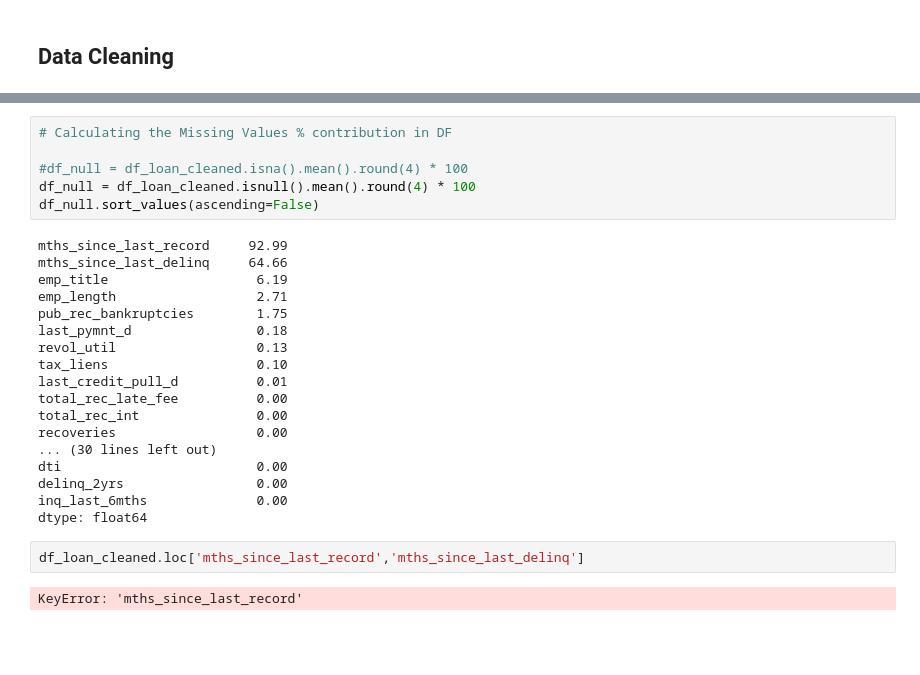
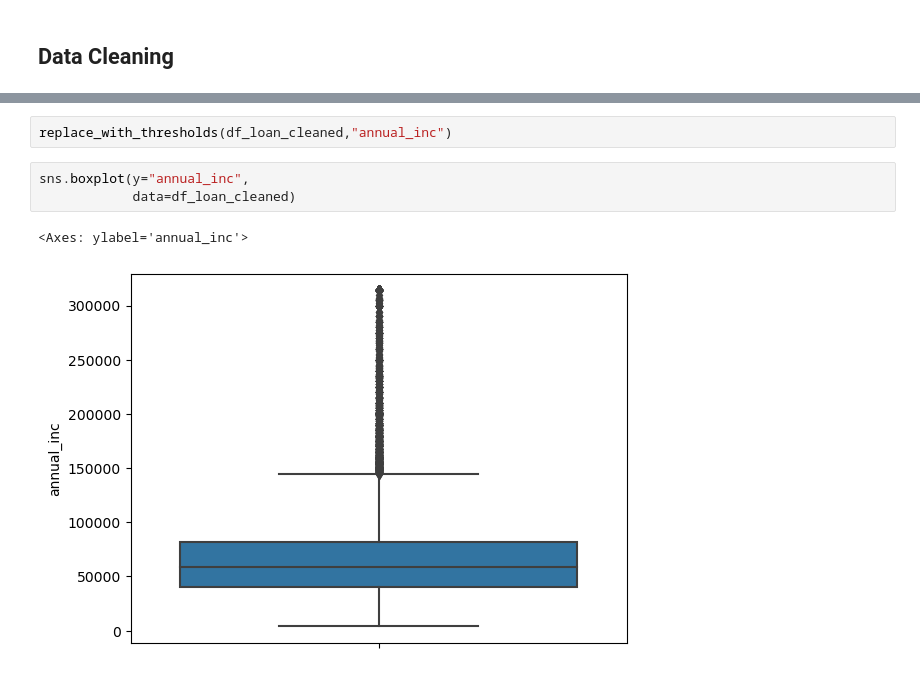
Before and after one commit to prakashreddyav/LendingClubCaseStudy, a Jupyter notebook: Venkata Prakash Reddy A.ipynb, the cells around one changed output, grey strips where cells are left out. Saved outputs shown, nothing was run; the diff lists cells and outputs as text; blank space fills up the shorter version.

```diff
--- a/Venkata Prakash Reddy A.ipynb
+++ b/Venkata Prakash Reddy A.ipynb
@@ -123,28 +397,8 @@ df_loan_cleaned.describe()
-# %%
-# Calculating the Missing Values % contribution in DF
-
-#df_null = df_loan_cleaned.isna().mean().round(4) * 100
-df_null = df_loan_cleaned.isnull().mean().round(4) * 100
-df_null.sort_values(ascending=False)
-# %% [output]
-mths_since_last_record     92.99
-mths_since_last_delinq     64.66
-emp_title                   6.19
-emp_length                  2.71
-pub_rec_bankruptcies        1.75
-last_pymnt_d                0.18
-revol_util                  0.13
-tax_liens                   0.10
-last_credit_pull_d          0.01
-total_rec_late_fee          0.00
-total_rec_int               0.00
-recoveries                  0.00
-... (30 lines left out)
-dti                         0.00
-delinq_2yrs                 0.00
-inq_last_6mths              0.00
-dtype: float64
-# %%
-df_loan_cleaned.loc['mths_since_last_record','mths_since_last_delinq']
-# %% [output]
-KeyError: 'mths_since_last_record'
+# %%
+replace_with_thresholds(df_loan_cleaned,"annual_inc")
+# %%
+sns.boxplot(y="annual_inc",
+            data=df_loan_cleaned)
+# %% [output]
+<Axes: ylabel='annual_inc'>
+[figure, added]
```
Also changed, not shown: parts of 36 cells of this notebook.
